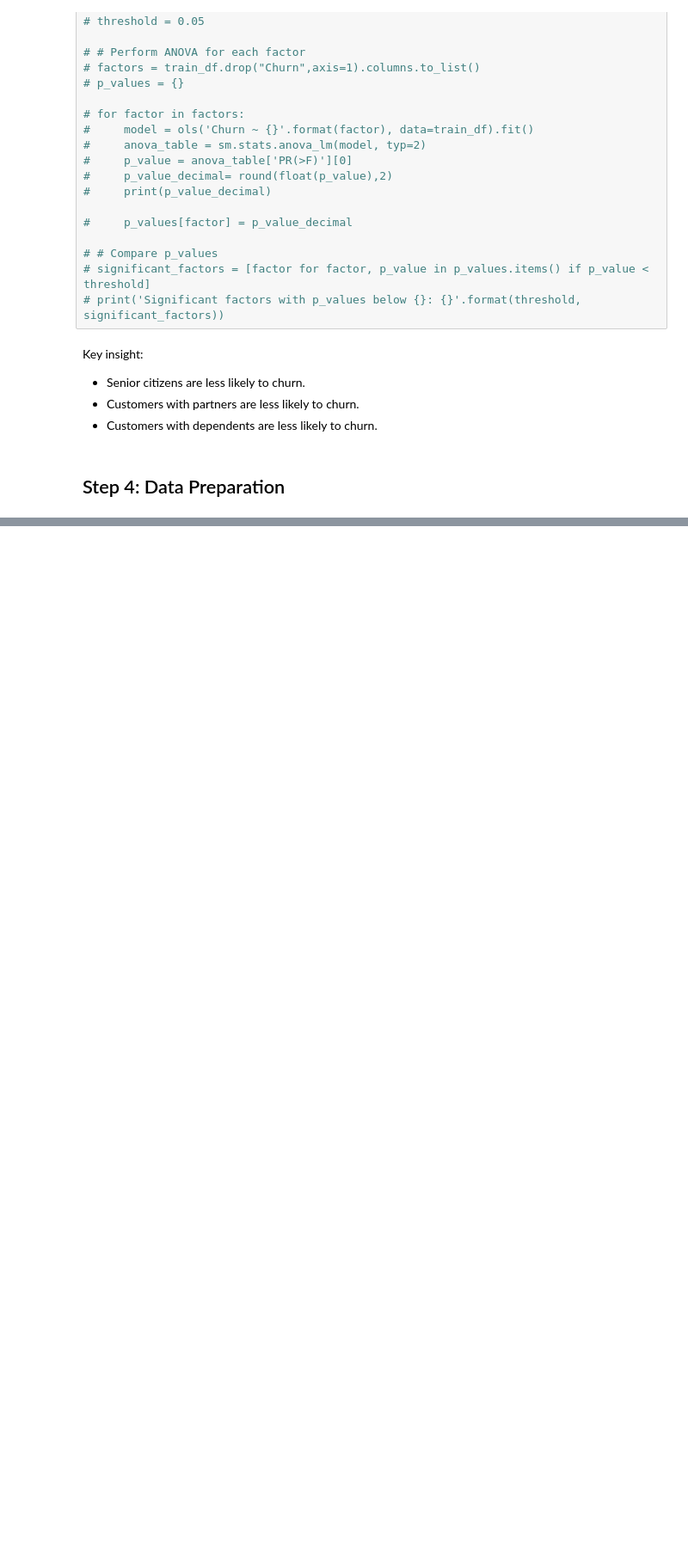
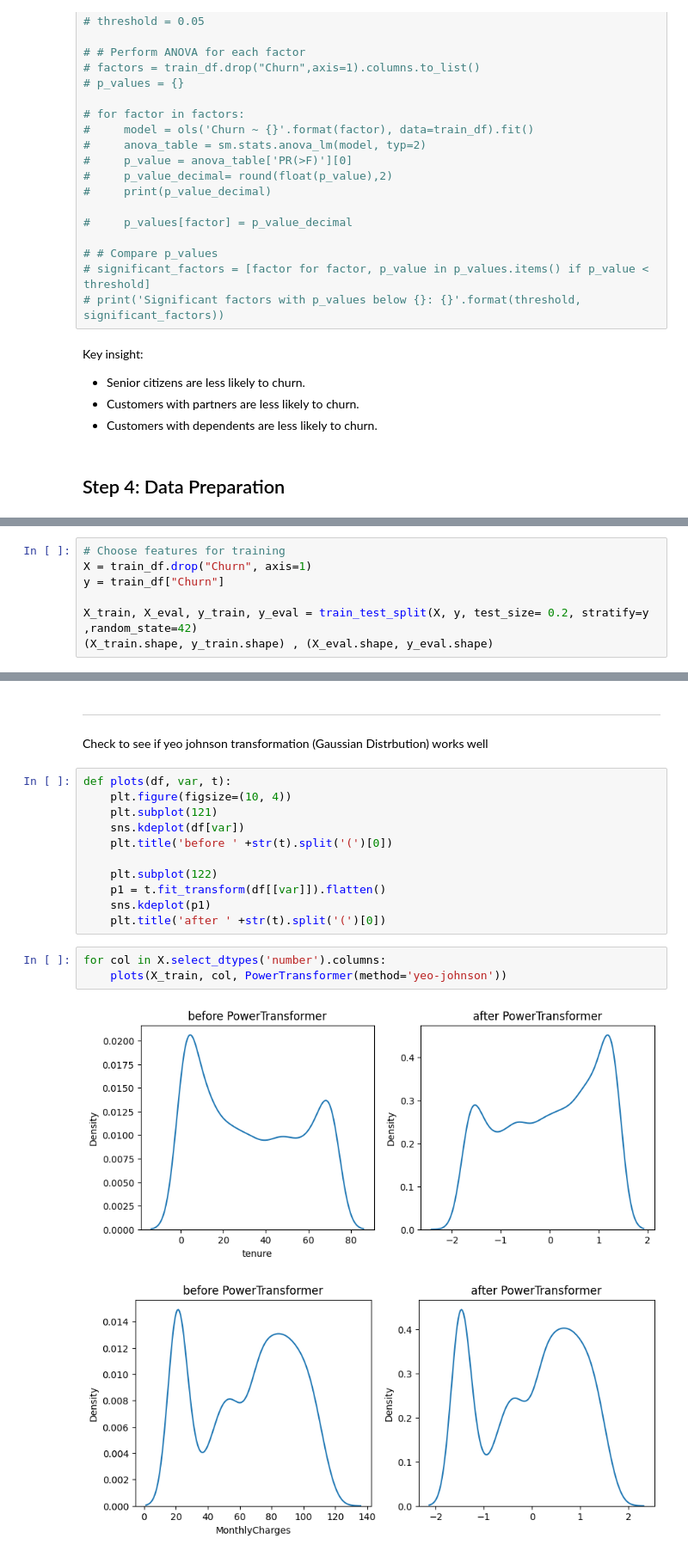
Before and after one commit to Kwamena-A-Yamoah/Customer-churn-analysis, a Jupyter notebook: Notebook/Customer_churn_analysis.ipynb, the cells around one changed output, grey strips where cells are left out. Shown at 86% size. Drawn from its saved outputs; the diff is of its cells as text; blank space fills up the shorter version.

```diff
--- a/Notebook/Customer_churn_analysis.ipynb
+++ b/Notebook/Customer_churn_analysis.ipynb
@@ -1077,0 +1094,7 @@ train_df.head()
+# %%
+# Choose features for training
+X = train_df.drop("Churn", axis=1)
+y = train_df["Churn"]
+
+X_train, X_eval, y_train, y_eval = train_test_split(X, y, test_size= 0.2, stratify=y ,random_state=42)
+(X_train.shape, y_train.shape) , (X_eval.shape, y_eval.shape)
@@ -1115,0 +1127,21 @@ dtype: float64
+# %% [markdown]
+___
+# %% [markdown]
+Check to see if yeo johnson transformation (Gaussian Distrbution) works well
+# %%
+def plots(df, var, t):
+    plt.figure(figsize=(10, 4))
+    plt.subplot(121)
+    sns.kdeplot(df[var])
+    plt.title('before ' +str(t).split('(')[0])
+
+    plt.subplot(122)
+    p1 = t.fit_transform(df[[var]]).flatten()
+    sns.kdeplot(p1)
+    plt.title('after ' +str(t).split('(')[0])
+# %%
+for col in X.select_dtypes('number').columns:
+    plots(X_train, col, PowerTransformer(method='yeo-johnson'))
+# %% [output]
+[figure, added]
+[figure, added]
```
Also changed, not shown: parts of 72 cells of this notebook.
